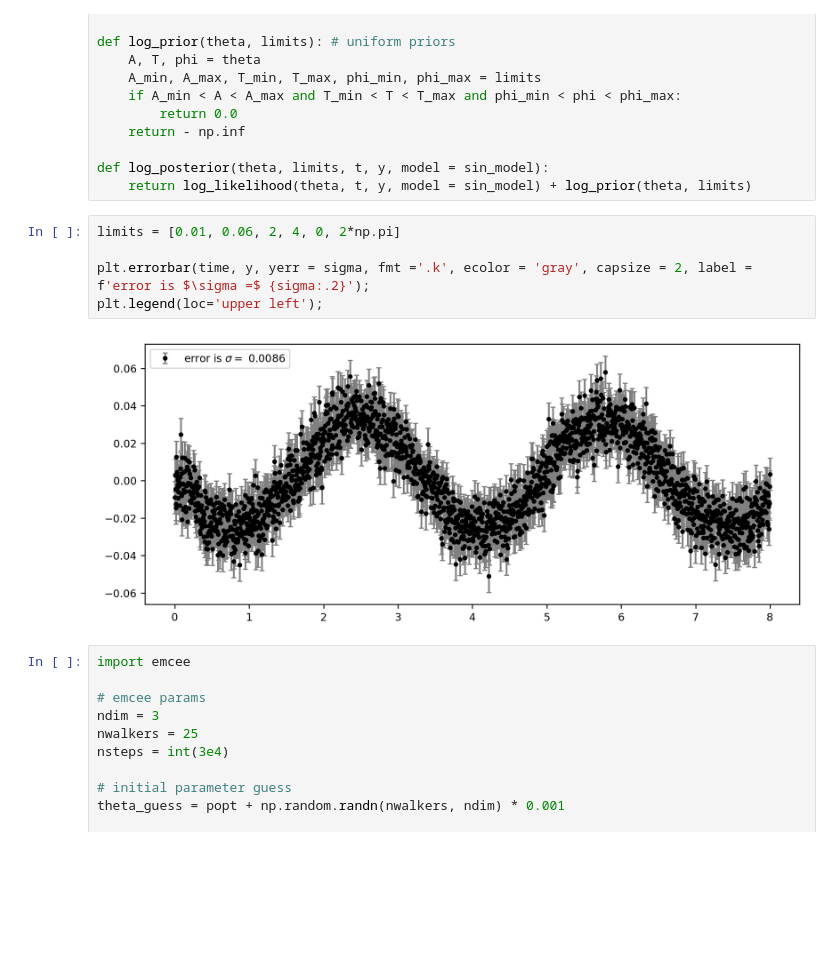
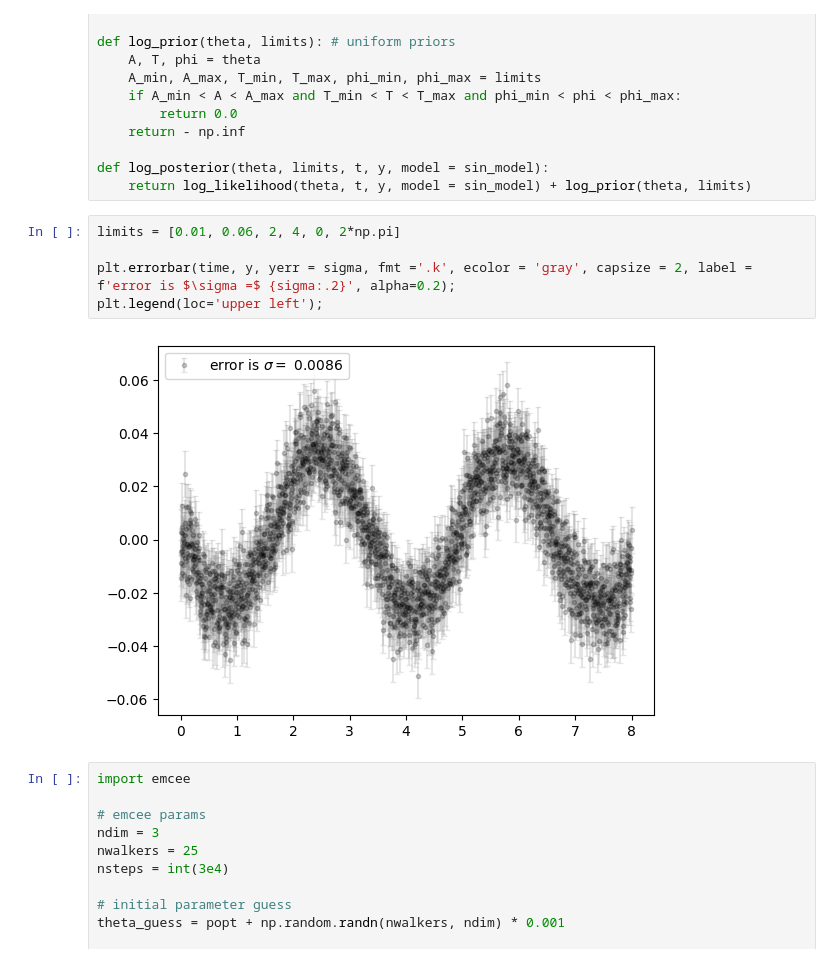
Before and after one commit to FraNob/astrostatistics_bicocca_2022, a Jupyter notebook: working/W15_dimreduction_noisy_detector.ipynb, the cells around one changed output. Drawn from its saved outputs; the diff is of its cells as text; blank space fills up the shorter version.

```diff
--- a/working/W15_dimreduction_noisy_detector.ipynb
+++ b/working/W15_dimreduction_noisy_detector.ipynb
@@ -150,10 +178,10 @@ def log_posterior(theta, limits, t, y, model = sin_model):
 # %%
 limits = [0.01, 0.06, 2, 4, 0, 2*np.pi]
 
-plt.errorbar(time, y, yerr = sigma, fmt ='.k', ecolor = 'gray', capsize = 2, label = f'error is $\sigma =$ {sigma:.2}');
+plt.errorbar(time, y, yerr = sigma, fmt ='.k', ecolor = 'gray', capsize = 2, label = f'error is $\sigma =$ {sigma:.2}', alpha=0.2);
 plt.legend(loc='upper left');
 # %% [output]
-[figure, old version]
+[figure, new version]
 # %%
 import emcee
 
```
Also changed, not shown: parts of 22 cells of this notebook.
